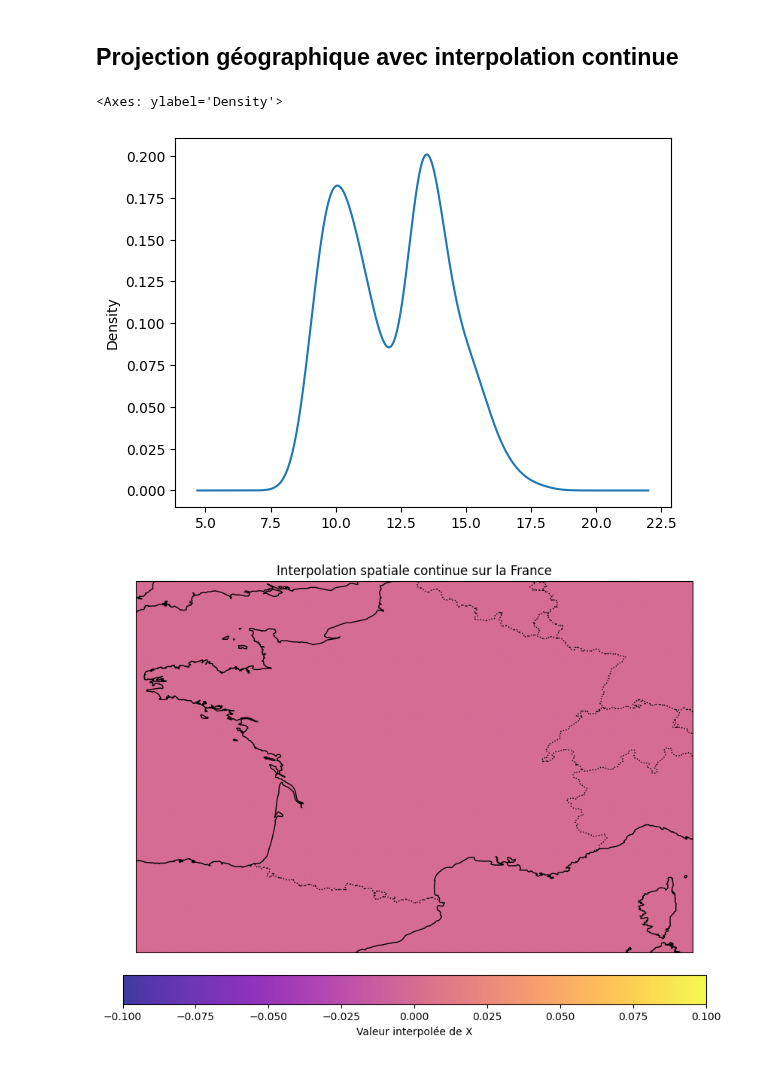
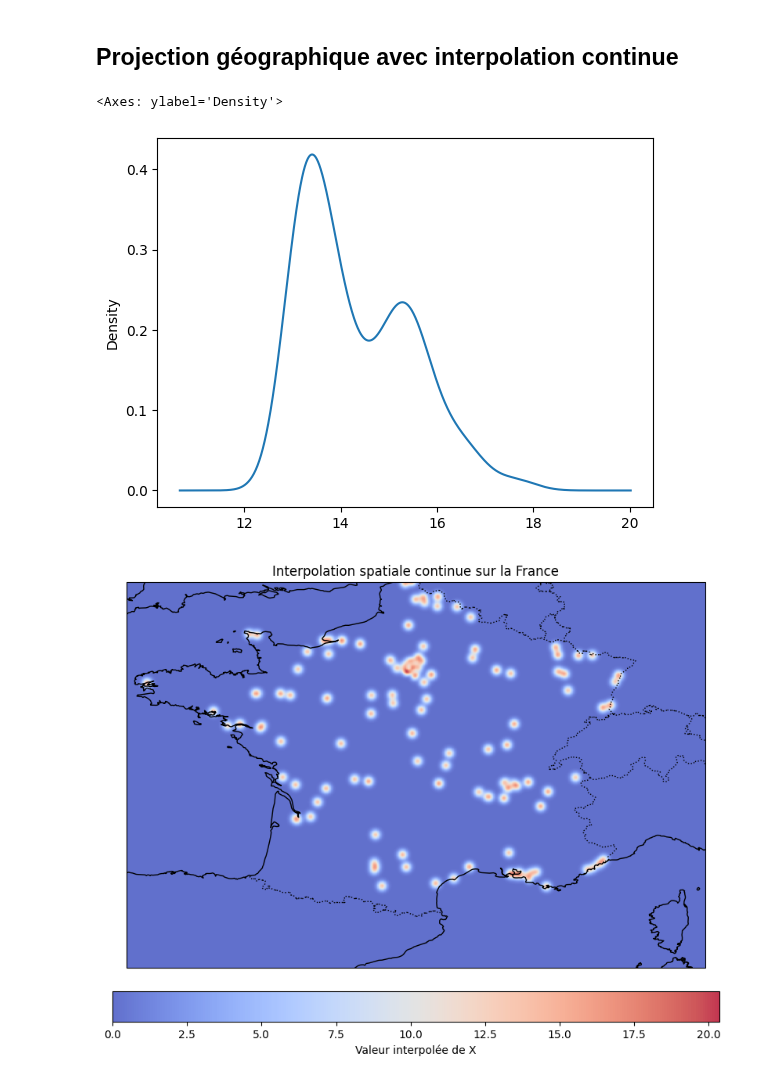
Before and after one commit to Antoine-Merienne/Projet-data-science-Mornand-Merienne, a Jupyter notebook: donnee_diverses.ipynb, the cells around one changed output. Saved outputs shown, nothing was run; the diff lists cells and outputs as text; code cells hidden in the pictures.

```diff
--- a/donnee_diverses.ipynb
+++ b/donnee_diverses.ipynb
@@ -170,14 +170,14 @@ petits_petits_pollueurs = (df['log_total']<=9) #6 488 communes
 df_equilibre = pd.concat(
     [
     df[gros_gros_pollueurs],
-    df[gros_pollueurs].sample(200),
-    df[moyens_pollueurs].sample(160),
-    df[petits_pollueurs].sample(100)
+    df[gros_pollueurs].sample(100),
+    #df[moyens_pollueurs].sample(160),
+    #df[petits_pollueurs].sample(100)
     ])
 df_equilibre['log_total'].plot(kind = 'density')
 # %% [output]
 <Axes: ylabel='Density'>
-[figure, old version]
+[figure, new version]
 # %%
 #Un jeu de données un peu plus important
 import pandas as pd
@@ -197,7 +197,7 @@ df = pd.DataFrame(data)
 '''
 #Paramètres
 #nb_echantillon = 500
-l_scale = 0.1
+l_scale = 0.12
 #Problème de méthodologie, il y a très peu de gros pollueurs et beaucoup de petits
 # On n'a donc jamais une image fiable
 # Un meilleure manière de sélectionner l'échantillon serait:
@@ -213,7 +213,7 @@ import numpy as np
 # Définir les limites de la France
 lon_min, lon_max = -5, 10  # approx. France
 lat_min, lat_max = 41, 51
-resolution = 200  # Nombre de points dans chaque dimension
+resolution = 400  # Nombre de points dans chaque dimension
 
 # Créer une grille de points
 grid_lon, grid_lat = np.meshgrid(
@@ -241,33 +241,33 @@ grid_X = grid_X.reshape(grid_lon.shape)
 
 #Il s'agit ici du meilleur modèle
 
 # Création de la figure avec projection géographique
 fig, ax = plt.subplots(figsize=(10, 8), subplot_kw={'projection': ccrs.PlateCarree()})
 ax.set_extent([lon_min, lon_max, lat_min, lat_max], crs=ccrs.PlateCarree())
 
 # Ajout des frontières et côtes
 ax.add_feature(cfeature.BORDERS, linestyle=':')
 ax.add_feature(cfeature.COASTLINE)
 
 # Afficher le dégradé continu
 pcm = ax.imshow(
     grid_X, extent=(lon_min, lon_max, lat_min, lat_max),
-    origin='lower', cmap='plasma', alpha=0.8, transform=ccrs.PlateCarree()
+    origin='lower', cmap='coolwarm', alpha=0.8, transform=ccrs.PlateCarree()
 )
 
 # Ajouter une barre de couleur
 cbar = plt.colorbar(pcm, ax=ax, orientation='horizontal', pad=0.05, label='Valeur interpolée de X')
 
 # Afficher les points originaux
-#ax.scatter(df['longitude'], df['latitude'],c = df['X'], cmap='plasma', edgecolor='k', s=10, transform=ccrs.PlateCarree())
+#ax.scatter(df['longitude'], df['latitude'],c = df['X'], cmap='coolwarm', edgecolor='k', s=10, transform=ccrs.PlateCarree())
 
 # Titre
 plt.title("Interpolation spatiale continue sur la France")
 plt.show()
 
 #Remarque : pour ajuster le paramètre 'length scale', on peut utiliser la couleur du fonds:
 #Si le fonds est bleu (ou valeur faible), le paramètre est trop bas
 #Si le fonds est rose (ou valeur haute), le paramètre est trop haut
 #Si on voit apparaître de la diffusion, alors la valeur paramètre est relativement bonne
 # %% [output]
-[figure, old version]
+[figure, new version]
```
Also changed, not shown: parts of 7 cells of this notebook.
